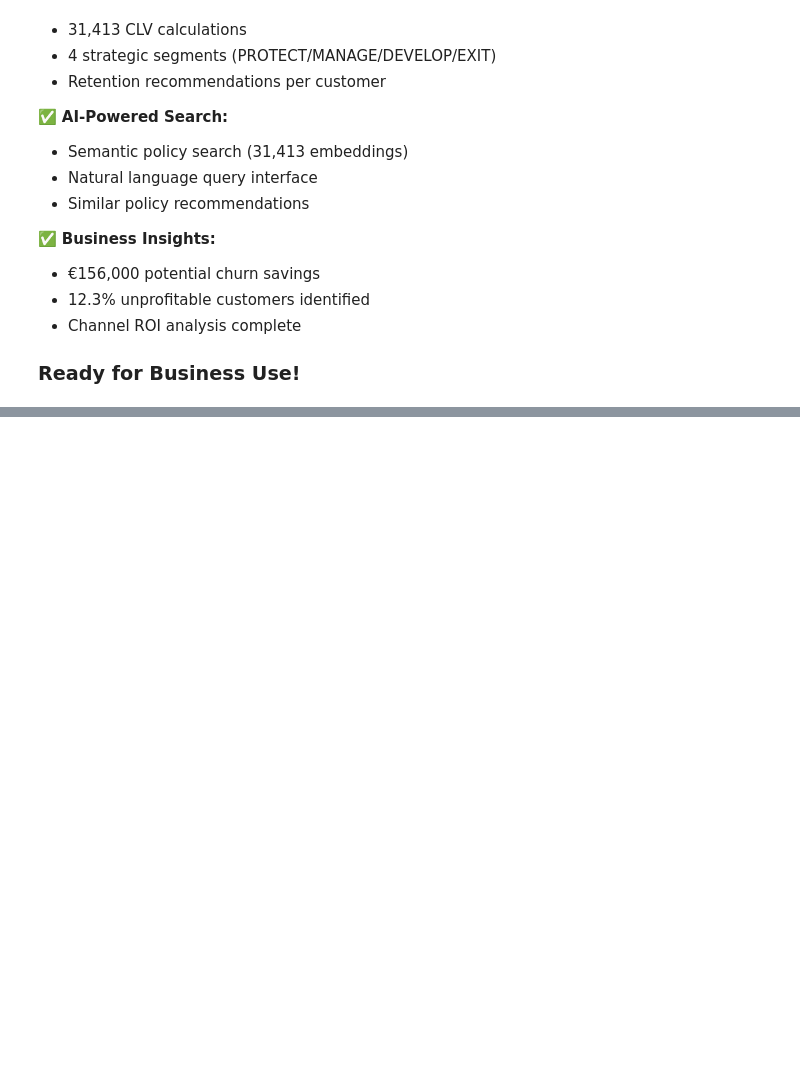
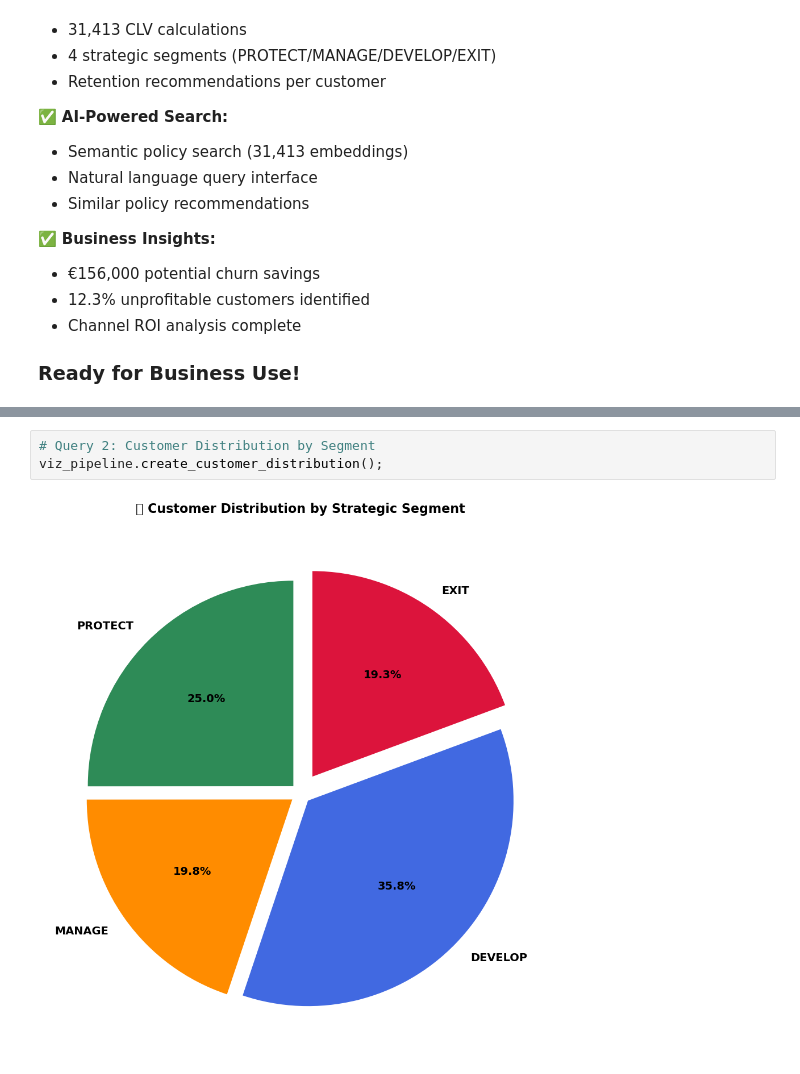
Before and after one commit to VAL-Jerono/Automobile, a Jupyter notebook: CXarticle.ipynb, the cells around one changed output, grey strips where cells are left out. Saved outputs shown, nothing was run; the diff lists cells and outputs as text; blank space fills up the shorter version.

```diff
--- a/CXarticle.ipynb
+++ b/CXarticle.ipynb
@@ -11289,0 +11711,5 @@ PRODUCTION-READY SYSTEM
+# %%
+# Query 2: Customer Distribution by Segment
+viz_pipeline.create_customer_distribution();
+# %% [output]
+[figure, added]
```
Also changed, not shown: parts of 11 cells of this notebook, 14 other files.
